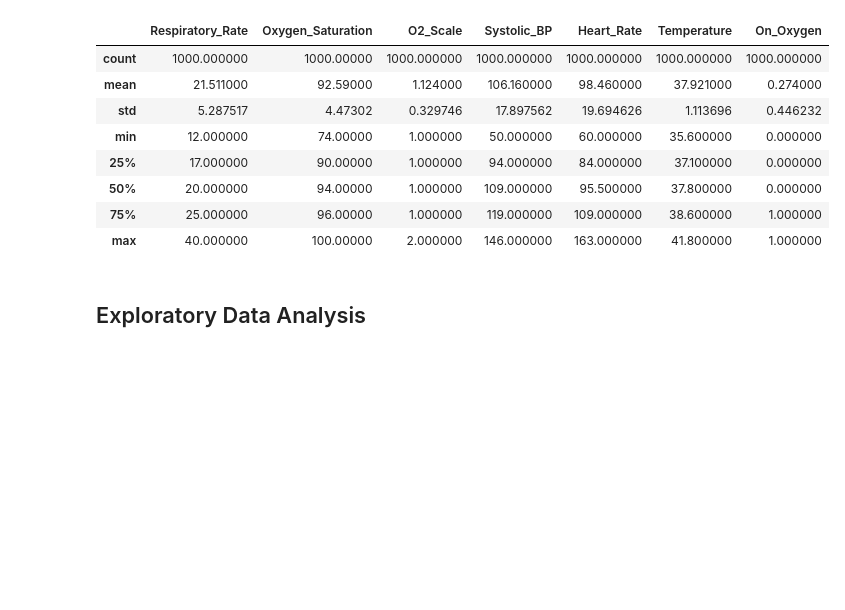
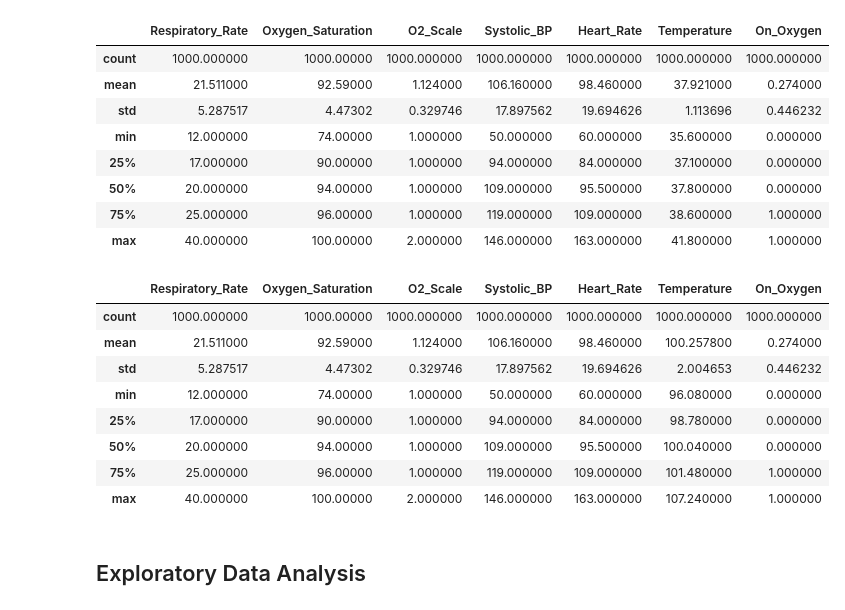
Before and after one commit to BoppingNoodles/Patient_Health_Risk-Social-Good-Datathon-, a Jupyter notebook: HealthRisk.ipynb, the cells around one changed output. Saved outputs shown, nothing was run; the diff lists cells and outputs as text; code cells hidden in the pictures; blank space fills up the shorter version.

```diff
--- a/HealthRisk.ipynb
+++ b/HealthRisk.ipynb
@@ -89,3 +92,15 @@ df = df.drop(columns = ['Patient_ID'])
+# %%
+df.describe()
+# %% [output]
+|  | Respiratory_Rate | Oxygen_Saturation | O2_Scale | Systolic_BP | Heart_Rate | Temperature | On_Oxygen |
+| count | 1000.000000 | 1000.00000 | 1000.000000 | 1000.000000 | 1000.000000 | 1000.000000 | 1000.000000 |
+| mean | 21.511000 | 92.59000 | 1.124000 | 106.160000 | 98.460000 | 100.257800 | 0.274000 |
+| std | 5.287517 | 4.47302 | 0.329746 | 17.897562 | 19.694626 | 2.004653 | 0.446232 |
+| min | 12.000000 | 74.00000 | 1.000000 | 50.000000 | 60.000000 | 96.080000 | 0.000000 |
+| 25% | 17.000000 | 90.00000 | 1.000000 | 94.000000 | 84.000000 | 98.780000 | 0.000000 |
+| 50% | 20.000000 | 94.00000 | 1.000000 | 109.000000 | 95.500000 | 100.040000 | 0.000000 |
+| 75% | 25.000000 | 96.00000 | 1.000000 | 119.000000 | 109.000000 | 101.480000 | 1.000000 |
+| max | 40.000000 | 100.00000 | 2.000000 | 146.000000 | 163.000000 | 107.240000 | 1.000000 |
 # %% [markdown]
 ## Exploratory Data Analysis
 # %%
```
Also changed, not shown: parts of 16 cells of this notebook, 2 other files.
